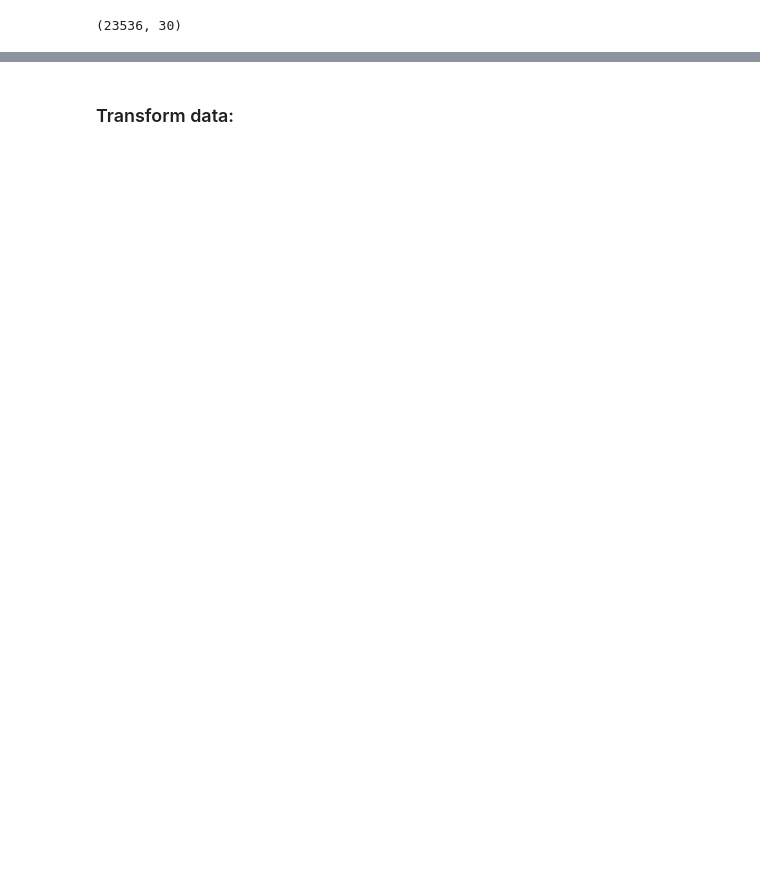
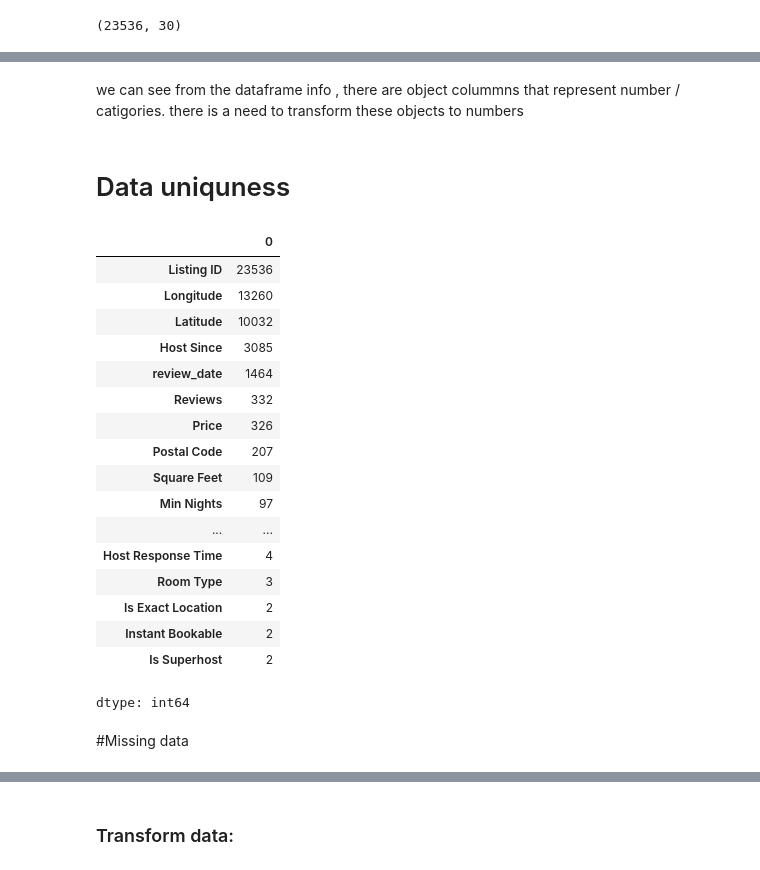
Before and after one commit to rafatb/Berlin_Airbnb_Price_Prediction, a Jupyter notebook: Berlin_Airbnb_Price_Prediction_data_preperation.ipynb, the cells around one changed output, grey strips where cells are left out. Saved outputs shown, nothing was run; the diff lists cells and outputs as text; code cells hidden in the pictures; blank space fills up the shorter version.

```diff
--- a/Berlin_Airbnb_Price_Prediction_data_preperation.ipynb
+++ b/Berlin_Airbnb_Price_Prediction_data_preperation.ipynb
@@ -124,0 +210,28 @@ df_aggregated.shape
+# %% [markdown]
+we can see from the dataframe info , there are object colummns that represent number / catigories.
+there is a need to transform these objects to numbers
+# %% [markdown]
+# Data uniquness
+# %%
+df_aggregated.nunique().sort_values(ascending=False)
+# %% [output]
+|  | 0 |
+| Listing ID | 23536 |
+| Longitude | 13260 |
+| Latitude | 10032 |
+| Host Since | 3085 |
+| review_date | 1464 |
+| Reviews | 332 |
+| Price | 326 |
+| Postal Code | 207 |
+| Square Feet | 109 |
+| Min Nights | 97 |
+| ... | ... |
+| Host Response Time | 4 |
+| Room Type | 3 |
+| Is Exact Location | 2 |
+| Instant Bookable | 2 |
+| Is Superhost | 2 |
+dtype: int64
+# %% [markdown]
+#Missing data
```
Also changed, not shown: parts of 32 cells of this notebook.
